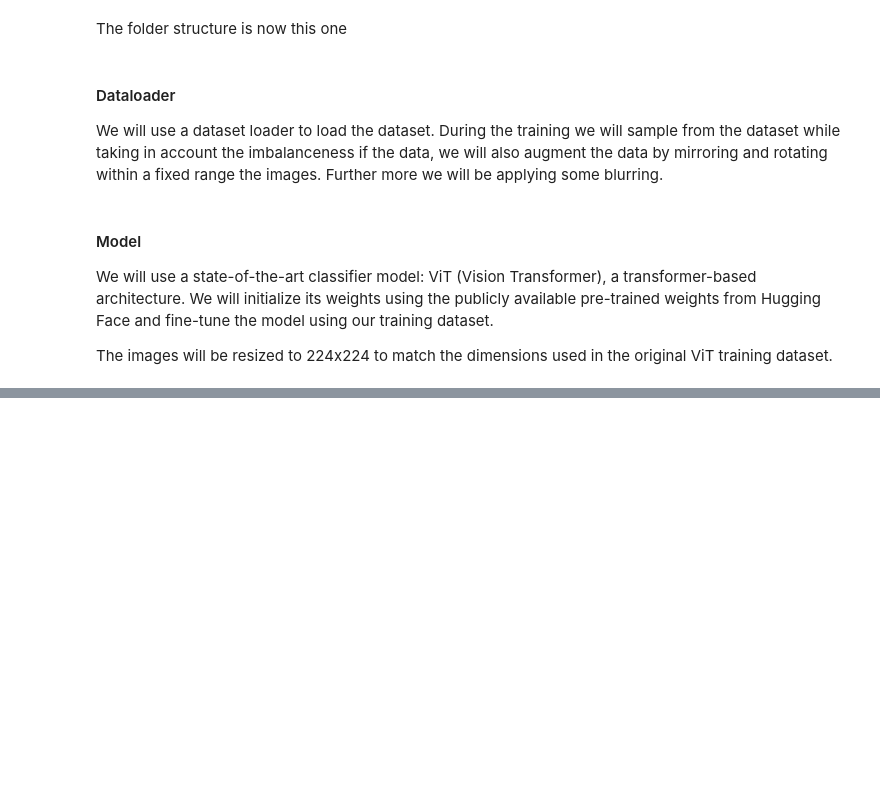
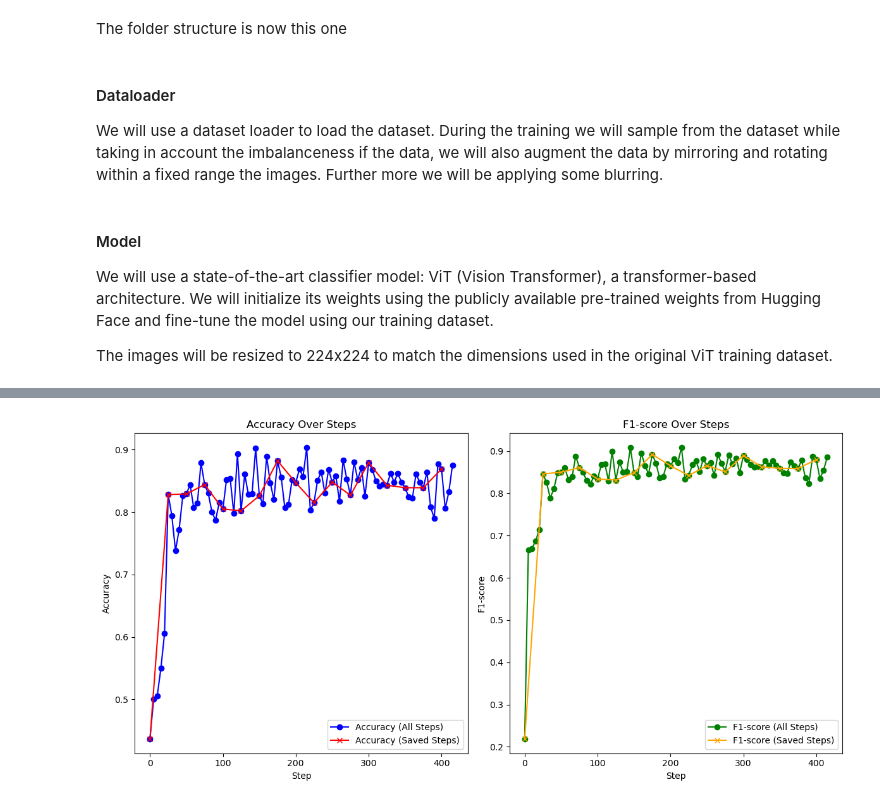
Before and after one commit to wasphulud/basic_binary_classification, a Jupyter notebook: data_exploration.ipynb, the cells around one changed output, grey strips where cells are left out. Cells and saved outputs as stored; diff of their text form; code cells hidden in the pictures; blank space fills up the shorter version.

Commit message:
feat: some evaluation investigations

```diff
--- a/data_exploration.ipynb
+++ b/data_exploration.ipynb
@@ -77,0 +83,77 @@ zsh:1: command not found: train_model.py
+# %%
+import re
+import matplotlib.pyplot as plt
+
+# Function to parse the log file and extract metrics for all steps and saved steps
+def extract_metrics(file_path):
+    # Lists to store metrics for all steps
+    steps = []
+    accuracies = []
+    f1_scores = []
+
+    # Lists to store metrics for saved steps (multiples of 25)
+    saved_steps = []
+    saved_accuracies = []
+    saved_f1_scores = []
+
+    # Regex pattern to match evaluation metrics
+    pattern = r"eval_accuracy: ([\d\.]+), eval_loss: [\d\.]+, eval_precision: [\d\.]+, eval_recall: [\d\.]+, eval_f1: ([\d\.]+), eval_runtime: [\d\.]+, eval_samples_per_second: [\d\.]+, eval_steps_per_second: [\d\.]+, epoch: [\d\.]+, step: (\d+)"
+
+    # Open and read the log file line by line
+    with open(file_path, 'r') as file:
+        for line in file:
+            match = re.search(pattern, line)
+            if match:
+                eval_accuracy = float(match.group(1))
+                eval_f1 = float(match.group(2))
+                step = int(match.group(3))
+
+                # Store metrics for all steps
+                steps.append(step)
+                accuracies.append(eval_accuracy)
+                f1_scores.append(eval_f1)
+
+                # Store metrics for saved steps (multiples of 25)
+                if step % 25 == 0:
+                    saved_steps.append(step)
+                    saved_accuracies.append(eval_accuracy)
+                    saved_f1_scores.append(eval_f1)
+
+    return steps, accuracies, f1_scores, saved_steps, saved_accuracies, saved_f1_scores
+
+# Function to plot the metrics
+def plot_metrics(file_path):
+    # Extract metrics from the log file
+    steps, accuracies, f1_scores, saved_steps, saved_accuracies, saved_f1_scores = extract_metrics(file_path)
+
+    # Create subplots
+    plt.figure(figsize=(12, 6))
+
+    # Plot accuracy over steps
+    plt.subplot(1, 2, 1)
+    plt.plot(steps, accuracies, label='Accuracy (All Steps)', color='blue', marker='o')
+    plt.plot(saved_steps, saved_accuracies, label='Accuracy (Saved Steps)', color='red', marker='x')
+    plt.xlabel('Step')
+    plt.ylabel('Accuracy')
+    plt.title('Accuracy Over Steps')
+    plt.legend()
+
+    # Plot F1-score over steps
+    plt.subplot(1, 2, 2)
+    plt.plot(steps, f1_scores, label='F1-score (All Steps)', color='green', marker='o')
+    plt.plot(saved_steps, saved_f1_scores, label='F1-score (Saved Steps)', color='orange', marker='x')
+    plt.xlabel('Step')
+    plt.ylabel('F1-score')
+    plt.title('F1-score Over Steps')
+    plt.legend()
+
+    # Show the plots
+    plt.tight_layout()
+    plt.show()
+
+# File path to the log file
+log_file_path = './output_logs.txt'
+
+# Call the function to plot the metrics
+plot_metrics(log_file_path)
+# %% [output]
@@ -77,0 +162 @@ zsh:1: command not found: train_model.py
+[figure, added]
```
Also changed, not shown: parts of 3 cells of this notebook, 2 other files.
